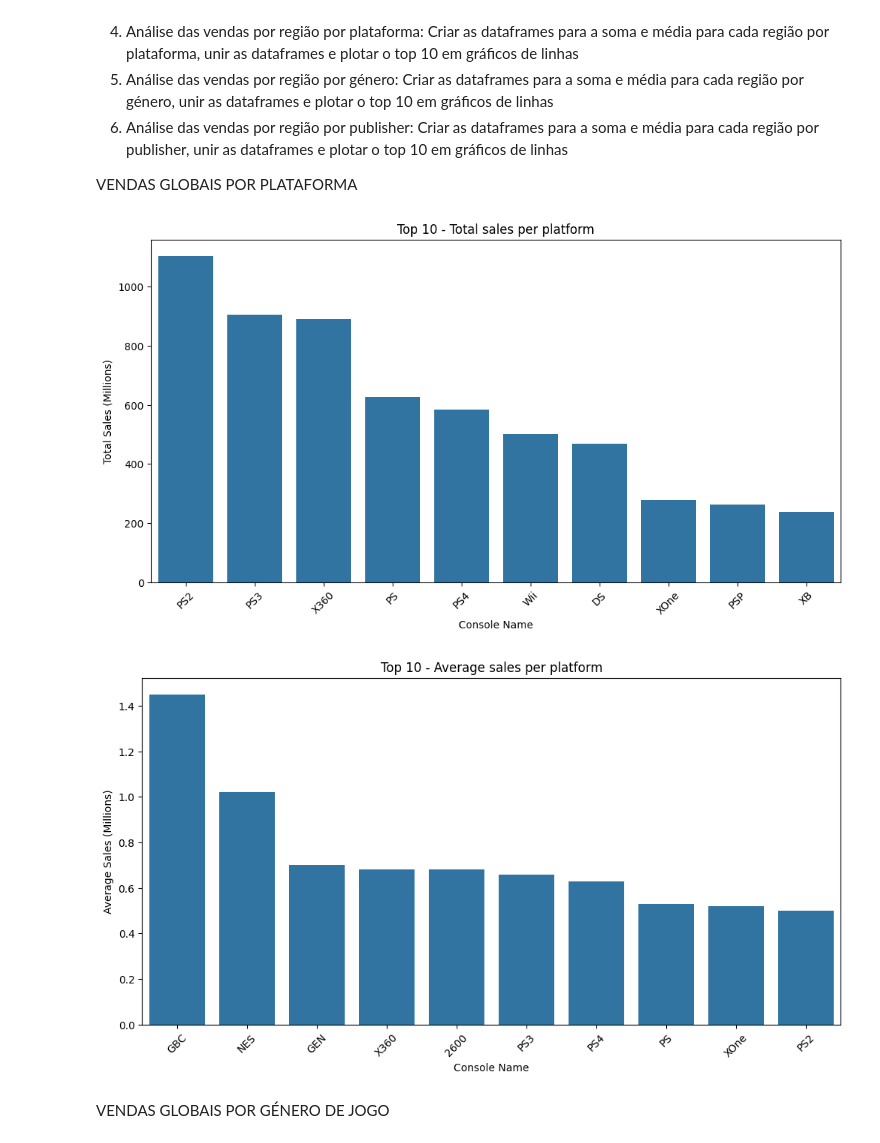
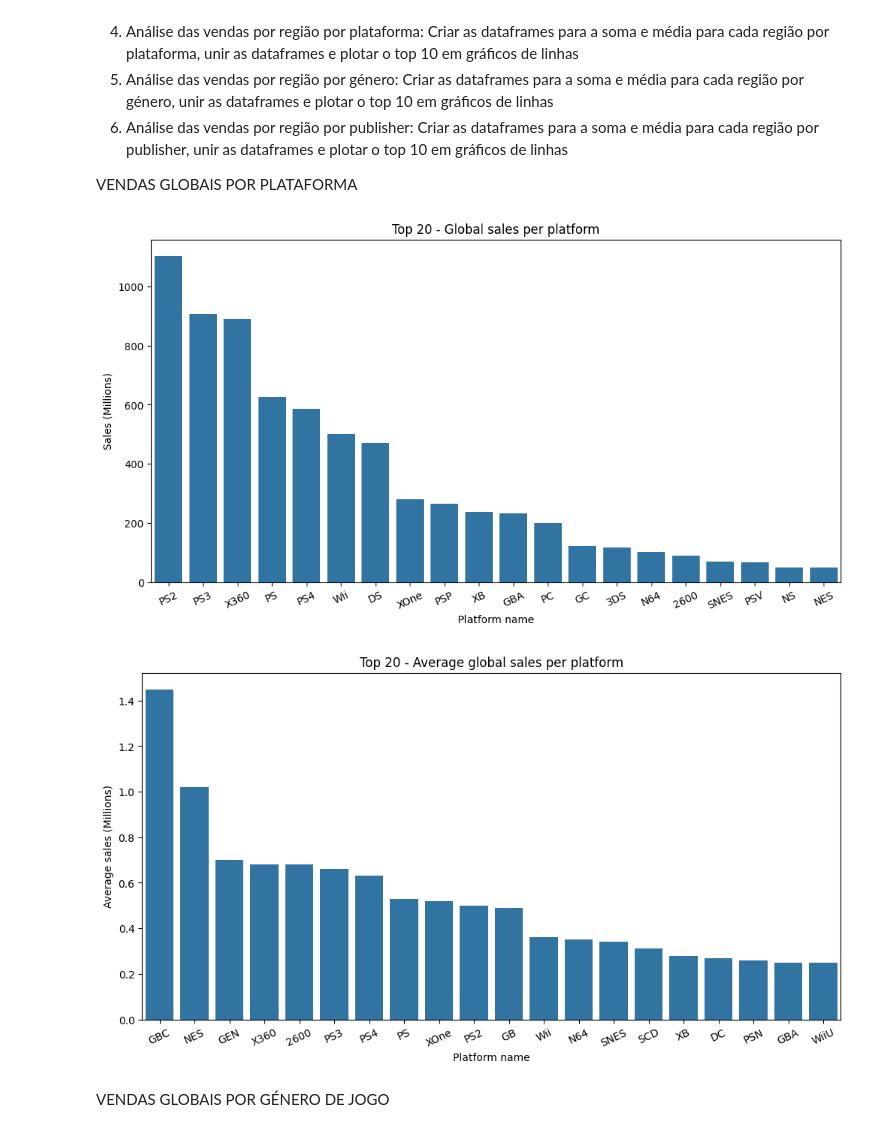
Before and after one commit to matheustristao/ppl_2425_group10, a Jupyter notebook: project_final.ipynb, the cells around one changed output. Saved outputs shown, nothing was run; the diff lists cells and outputs as text; code cells hidden in the pictures.

```diff
--- a/project_final.ipynb
+++ b/project_final.ipynb
@@ -24,14 +24,14 @@ import seaborn as sns
 csvFile = 'vgsales-12-4-2019.csv'
 
 ## Variaveis a adicionar ao ficheiro de exportação
-excelFileName = 'ficheiro.xlsx'
+excelFileName = 'Games_Sales_Analysis.xlsx'
 tab1name = 'Filtered Data'
 tab2name = 'Global Sales - Platform'
 tab3name = 'Global Sales - Genre'
 tab4name = 'Global Sales - Publisher'
 tab5name = 'Sales per Region - Platform'
 tab6name = 'Sales per Region - Genre'
-
+tab7name = 'Sales per Region - Publisher'
 
 # Configuração Pandas CSV
 encodingName = 'utf8'
@@ -46,10 +46,10 @@ list_columns_delete_lines_ifnull = ['Publisher','Platform','Publisher','Develope
 list_columns_fill_nulls = ['NA_Sales', 'PAL_Sales', 'JP_Sales', 'Other_Sales']
 
 # Definições gráficas
-top_10_sum_platform = 'top_10_sum_platform.png'
-top_10_average_platform = 'top_10_average_platform.png'
-top_10_sum_genre = 'top_10_sum_genre.png'
-top_10_average_genre = 'top_10_average_genre.png'
+top_20_sum_platform = 'top_20_sum_platform.png'
+top_20_average_platform = 'top_20_average_platform.png'
+sum_genre = 'sum_genre.png'
+average_genre = 'average_genre.png'
 percentage_genre = 'percentage_genre.png'
 top_10_sum_publisher = 'top_10_sum_publisher.png'
 top_10_average_publisher = 'top_10_average_publisher.png'
@@ -216,14 +197,14 @@ def plot_trends_bar(df, x_column, y_column, title_name, xlabel_name, ylabel_name
     plt.title(title_name)
     plt.xlabel(xlabel_name)
     plt.ylabel(ylabel_name)
-    plt.xticks(rotation=45)
+    plt.xticks(rotation=25)
 
     # Condição se há legenda
     if show_legend and legend_name is not None:
         plt.legend(title=legend_name)
 
     # Grava com um nome e mostra
-    plt.savefig(image_name)
+    plt.savefig(image_name, bbox_inches='tight', dpi=300)
     plt.show()
 # %%
 # Função com a configuração para plot de um piechart
@@ -273,18 +261,18 @@ VENDAS GLOBAIS POR PLATAFORMA
 # %%
 # Total de vendas por plataforma
 sum_global_by_platform = sum_column_by_group(file, 'Global_Sales', 'Platform', sum_column_name='Total_Sales_M')
 
 # Média de vendas por plataforma
 mean_global_by_platform = mean_column_by_group(file, 'Global_Sales', 'Platform', avg_column_name='Average_Sales_M')
 
 # Gráficos para top 10 vendas e top 10 média por plataforma
-plot_trends_bar(sum_global_by_platform.head(10), 'Platform', 'Total_Sales_M', 'Top 10 - Total sales per platform', \
-                'Console Name', 'Total Sales (Millions)', image_name=top_10_sum_platform)
-plot_trends_bar(mean_global_by_platform.head(10), 'Platform', 'Average_Sales_M', 'Top 10 - Average sales per platform', \
-                'Console Name', 'Average Sales (Millions)',image_name=top_10_average_platform)
+plot_trends_bar(sum_global_by_platform.head(20), 'Platform', 'Total_Sales_M', 'Top 20 - Global sales per platform', \
+                'Platform name', 'Sales (Millions)', image_name=top_20_sum_platform)
+plot_trends_bar(mean_global_by_platform.head(20), 'Platform', 'Average_Sales_M', 'Top 20 - Average global sales per platform', \
+                'Platform name', 'Average sales (Millions)',image_name=top_20_average_platform)
 # %% [output]
-[figure, old version]
+[figure, new version]
-[figure, old version]
+[figure, new version]
 # %% [markdown]
 VENDAS GLOBAIS POR GÉNERO DE JOGO
 # %%
```
Also changed, not shown: parts of 15 cells of this notebook, 20 other files.
